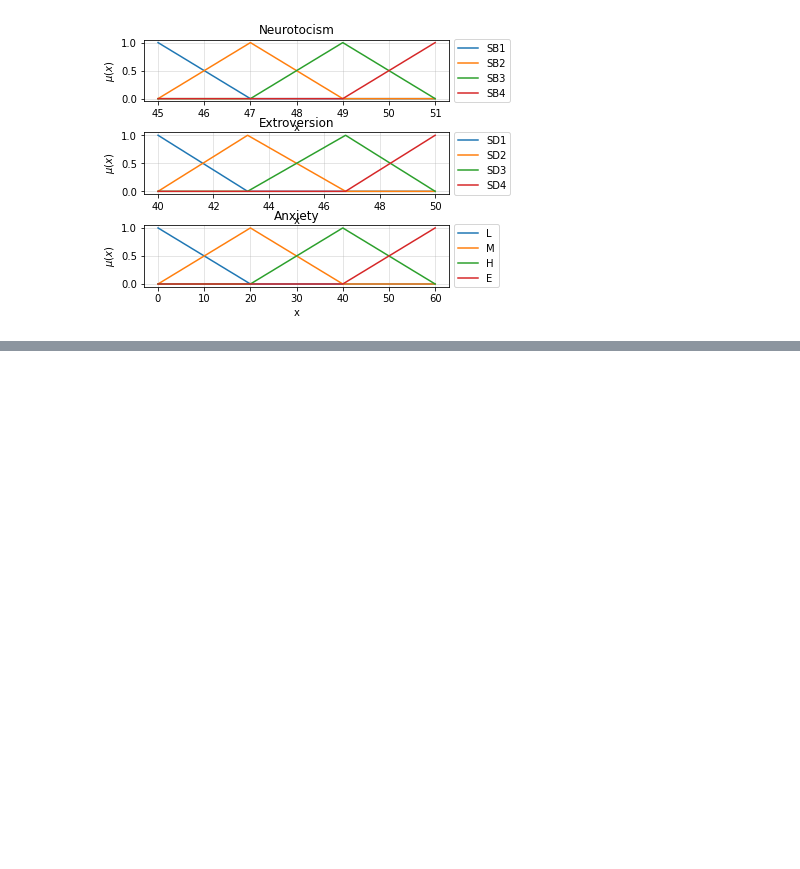
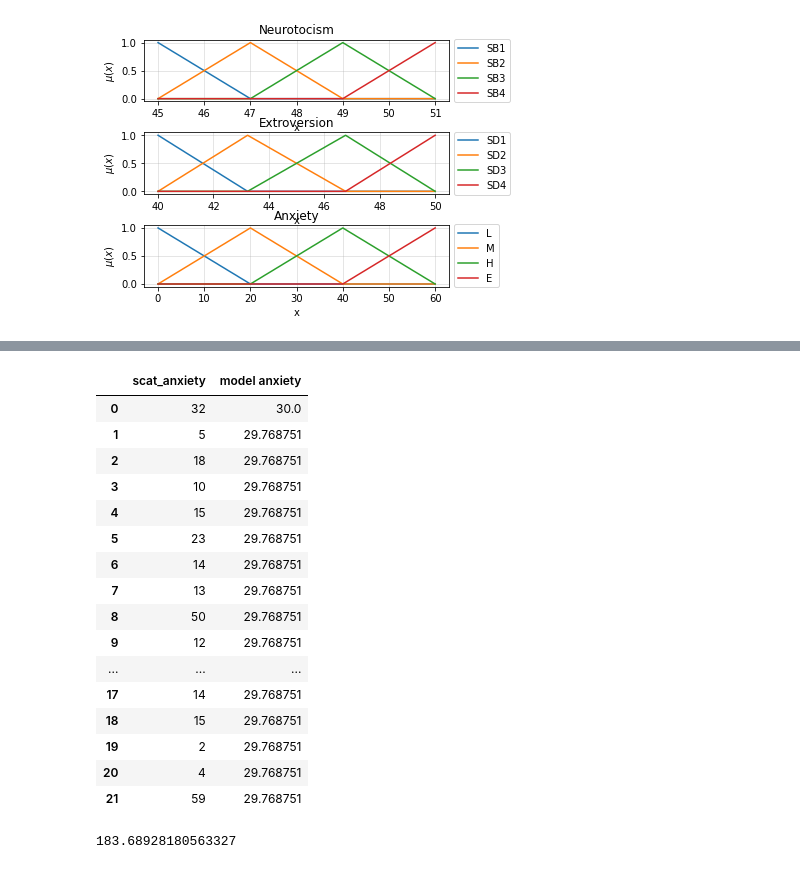
Before and after one commit to adibenc/fz-mamdani, a Jupyter notebook: fz-md1.ipynb, the cells around one changed output, grey strips where cells are left out. Drawn from its saved outputs; the diff is of its cells as text; code cells hidden in the pictures; blank space fills up the shorter version.

Commit message:
raw csv++, mape

```diff
--- a/fz-md1.ipynb
+++ b/fz-md1.ipynb
@@ -309,0 +330,40 @@ dfResultRef
+# %%
+pd.DataFrame({
+'scat_anxiety' : df['scat_anxiety'].values,
+'model anxiety': dfResultRef['Anxiety'].values
+})
+# %% [output]
+|  | scat_anxiety | model anxiety |
+| 0 | 32 | 30.0 |
+| 1 | 5 | 29.768751 |
+| 2 | 18 | 29.768751 |
+| 3 | 10 | 29.768751 |
+| 4 | 15 | 29.768751 |
+| 5 | 23 | 29.768751 |
+| 6 | 14 | 29.768751 |
+| 7 | 13 | 29.768751 |
+| 8 | 50 | 29.768751 |
+| 9 | 12 | 29.768751 |
+| ... | ... | ... |
+| 17 | 14 | 29.768751 |
+| 18 | 15 | 29.768751 |
+| 19 | 2 | 29.768751 |
+| 20 | 4 | 29.768751 |
+| 21 | 59 | 29.768751 |
+# %%
+def mape(actual, forecast):
+    # https://www.forecastpro.com/2020/08/24/how-do-i-measure-forecast-accuracy/
+    # MAPE (Mean Absolute Percent Error)
+    # 1/n sum((actual-forecast)/actual) * 100
+    scor = (1/len(actual) * sum((actual-forecast)/actual)) * 100
+    return abs(scor)
+
+def mapeAccuracy(testy, testpredict):
+    return 100-abs(mape(testy, testpredict))
+
+mape(df['scat_anxiety'], dfResultRef['Anxiety'].values)
+# mapeAccuracy(df['scat_anxiety'], dfResultRef['Anxiety'].values)
+# mape(np.array([1,2,3]),np.array([2,2,3]))
+# testy, testpredict
+# %% [output]
+183.68928180563327
```
Also changed, not shown: parts of 7 cells of this notebook, 1 other file.
